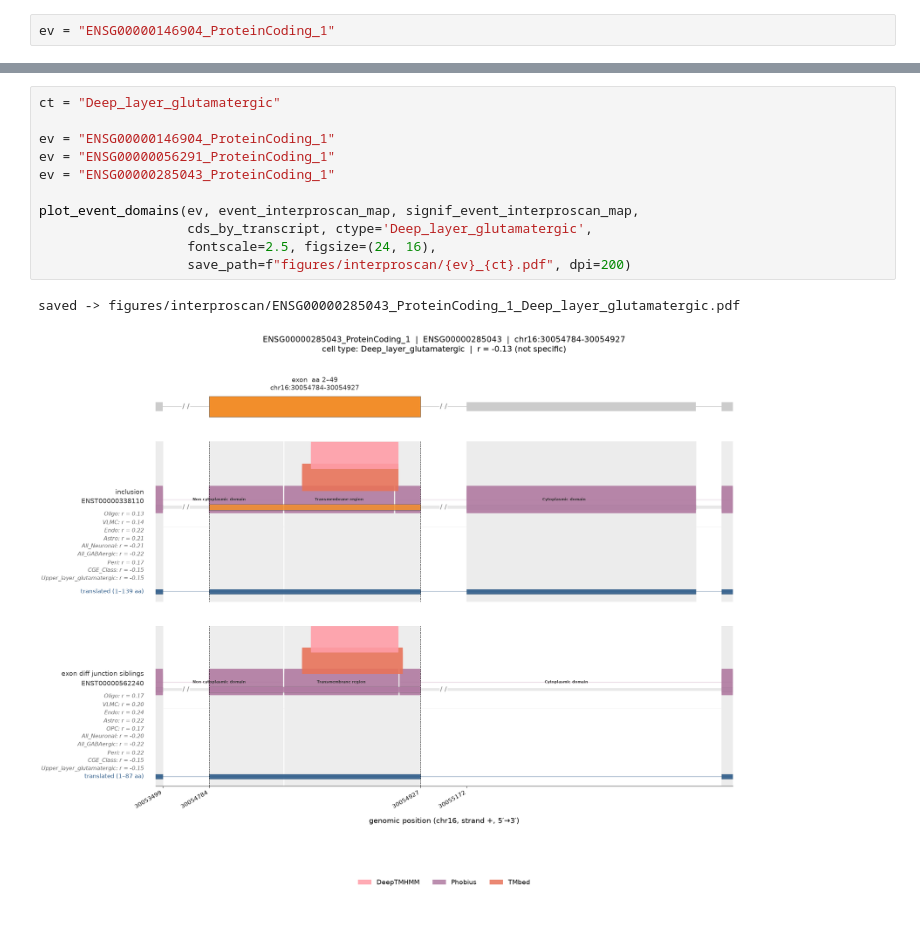
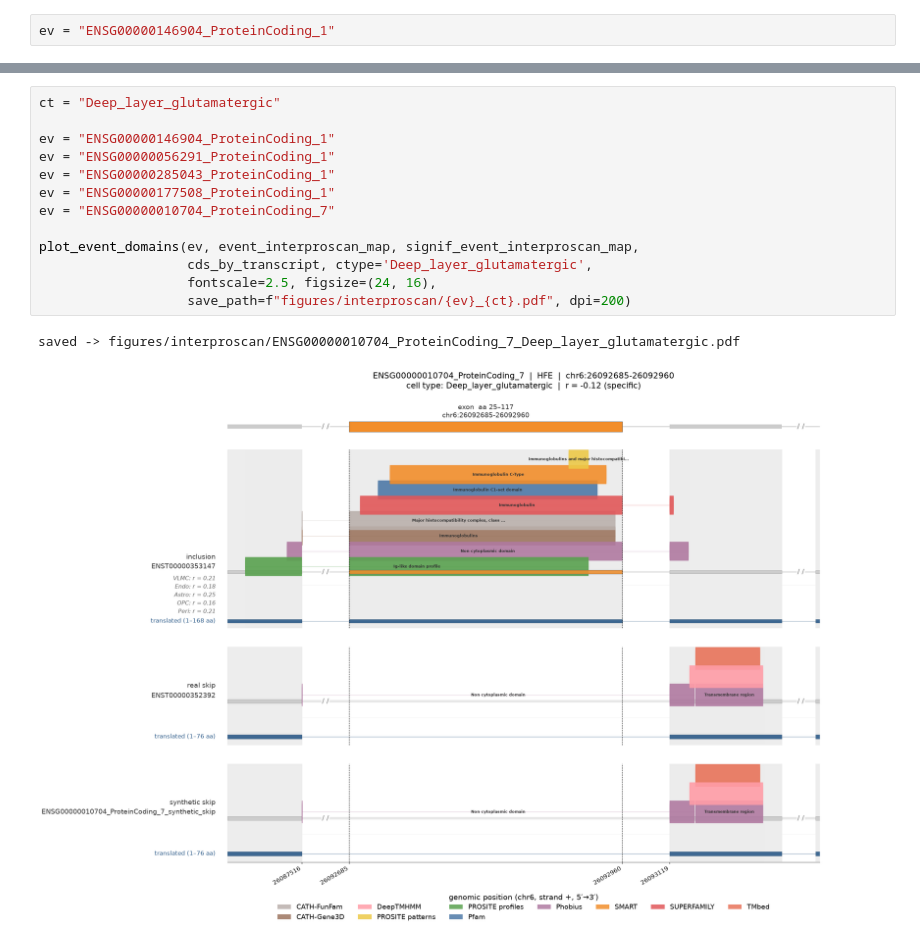
Before and after one commit to reliscu/bulk_splicing_GTEx_cortex, a Jupyter notebook: 31_visualize_interproscan_results.ipynb, the cells around one changed output, grey strips where cells are left out. Saved outputs shown, nothing was run; the diff lists cells and outputs as text.

Commit message:
changing how overlap is defined for interpro hits

```diff
--- a/31_visualize_interproscan_results.ipynb
+++ b/31_visualize_interproscan_results.ipynb
@@ -1559,14 +1609,16 @@ signif_event_interproscan_summary['Deep_layer_glutamatergic'][signif_event_inter
 # %%
 ct = "Deep_layer_glutamatergic"
 
 ev = "ENSG00000146904_ProteinCoding_1"
 ev = "ENSG00000056291_ProteinCoding_1"
 ev = "ENSG00000285043_ProteinCoding_1"
+ev = "ENSG00000177508_ProteinCoding_1"
+ev = "ENSG00000010704_ProteinCoding_7"
 
 plot_event_domains(ev, event_interproscan_map, signif_event_interproscan_map,
                    cds_by_transcript, ctype='Deep_layer_glutamatergic',
                    fontscale=2.5, figsize=(24, 16),
                    save_path=f"figures/interproscan/{ev}_{ct}.pdf", dpi=200)
 # %% [output]
-saved -> figures/interproscan/ENSG00000285043_ProteinCoding_1_Deep_layer_glutamatergic.pdf
+saved -> figures/interproscan/ENSG00000010704_ProteinCoding_7_Deep_layer_glutamatergic.pdf
-[figure, old version]
+[figure, new version]
```
Also changed, not shown: parts of 7 cells of this notebook, 1 other file.
